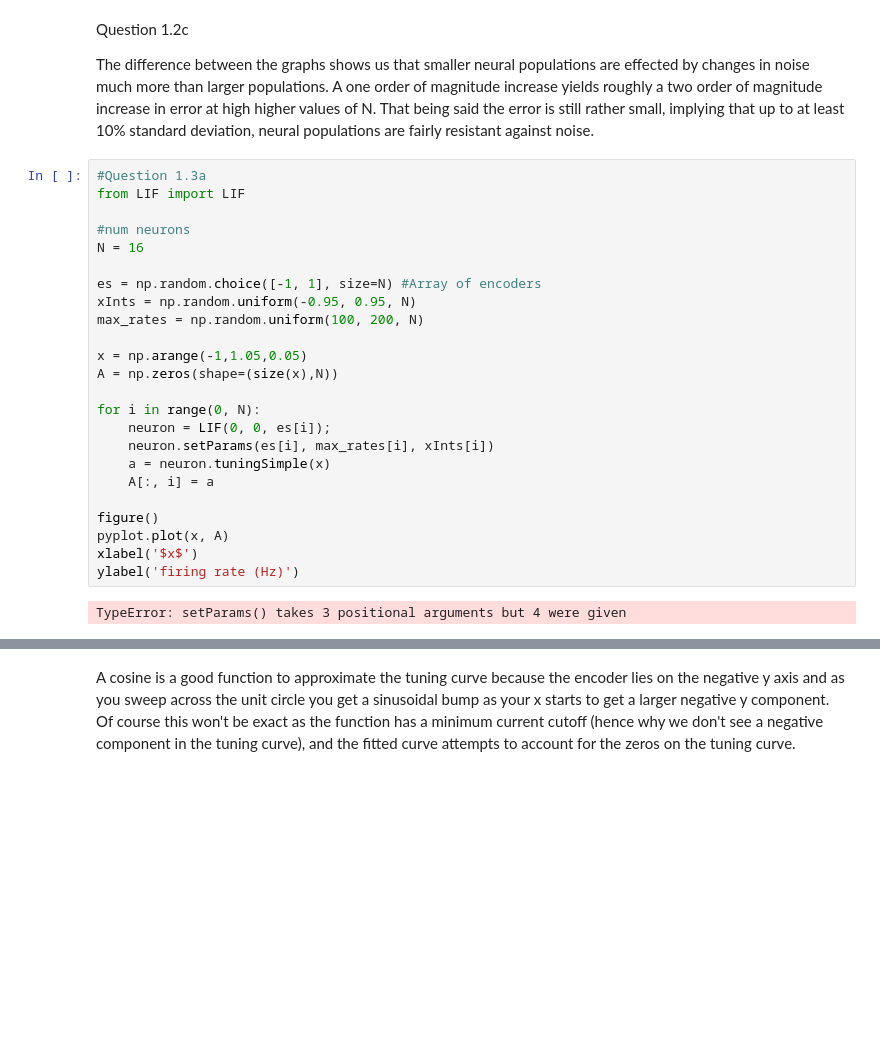
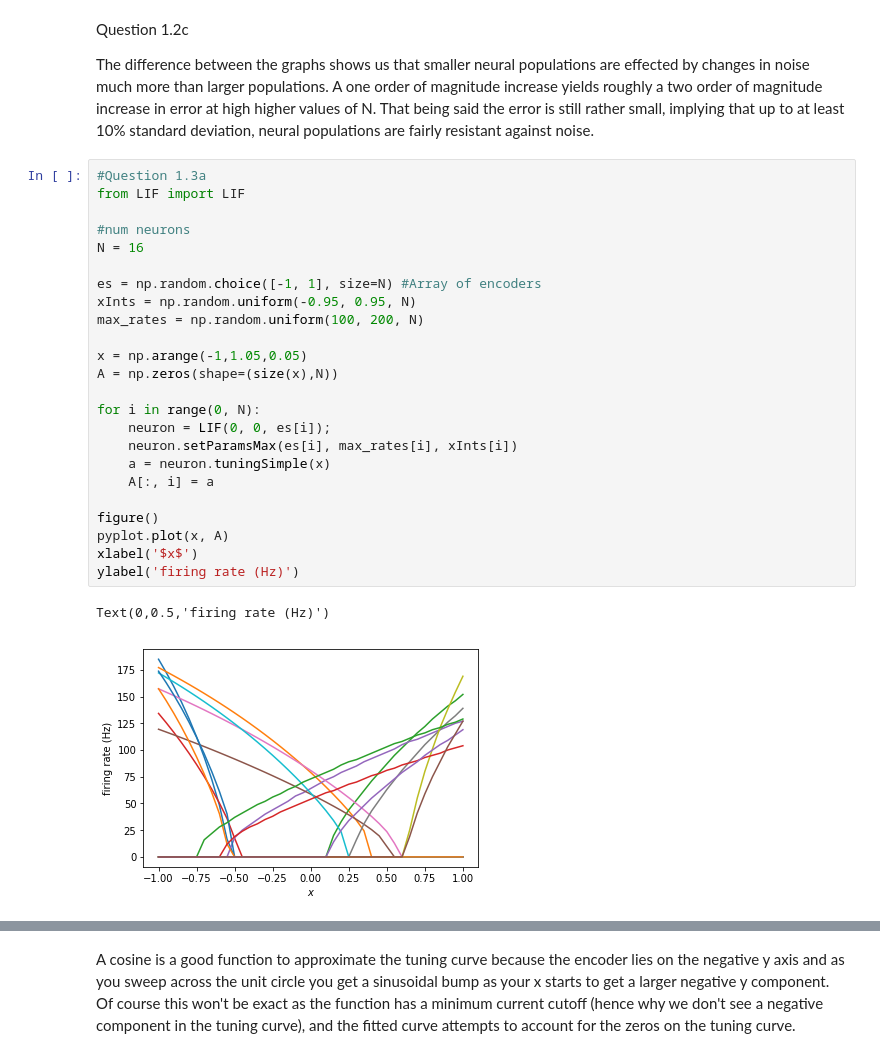
Before and after one commit to parsatorb/SYDE-556, a Jupyter notebook: Representation.ipynb, the cells around one changed output, grey strips where cells are left out. Saved outputs shown, nothing was run; the diff lists cells and outputs as text; blank space fills up the shorter version.

```diff
--- a/Representation.ipynb
+++ b/Representation.ipynb
@@ -278,29 +278,30 @@ The difference between the graphs shows us that smaller neural populations are e
 # %%
 #Question 1.3a
 from LIF import LIF
 
 #num neurons
 N = 16
 
 es = np.random.choice([-1, 1], size=N) #Array of encoders
 xInts = np.random.uniform(-0.95, 0.95, N)
 max_rates = np.random.uniform(100, 200, N)
 
 x = np.arange(-1,1.05,0.05)
 A = np.zeros(shape=(size(x),N))
 
 for i in range(0, N):
     neuron = LIF(0, 0, es[i]);
-    neuron.setParams(es[i], max_rates[i], xInts[i])
+    neuron.setParamsMax(es[i], max_rates[i], xInts[i])
     a = neuron.tuningSimple(x)
     A[:, i] = a
 
 figure()
 pyplot.plot(x, A)
 xlabel('$x$')
 ylabel('firing rate (Hz)')
 # %% [output]
-TypeError: setParams() takes 3 positional arguments but 4 were given
+Text(0,0.5,'firing rate (Hz)')
+[figure, added]
 # %%
 #Questions 1.3b
 sigma = 0.2
```
Also changed, not shown: parts of 13 cells of this notebook, 7 other files.
